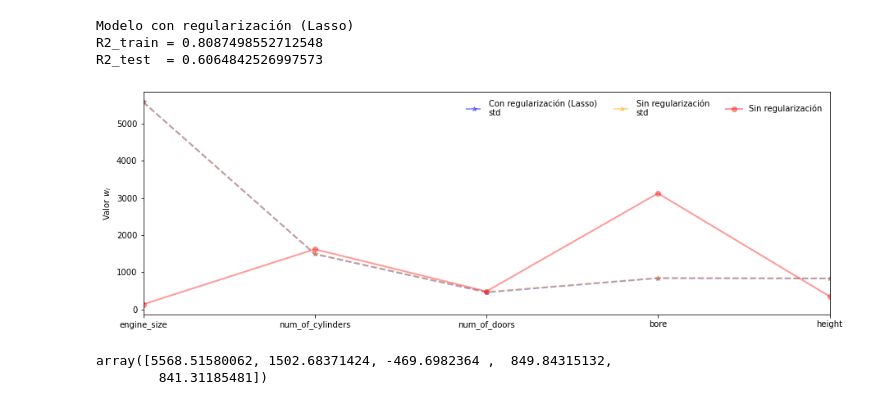
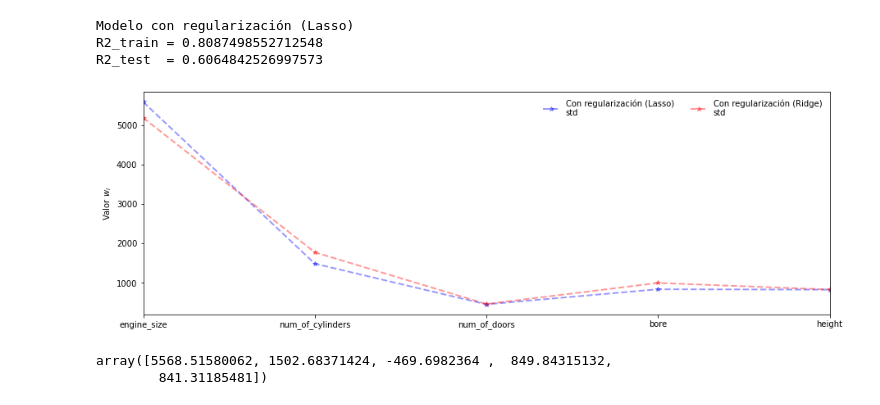
Before and after one commit to hplbrayan/Un-curso-de-Machine-Learning, a Jupyter notebook: 07_ML_Modelos_de_Regresion/N1_Linear_Models.ipynb, the cells around one changed output. Drawn from its saved outputs; the diff is of its cells as text; code cells hidden in the pictures.

```diff
--- a/07_ML_Modelos_de_Regresion/N1_Linear_Models.ipynb
+++ b/07_ML_Modelos_de_Regresion/N1_Linear_Models.ipynb
@@ -542,24 +544,21 @@ R2_test  = 0.6064842526997573
 # %%
 fig, ax = plt.subplots(figsize=(15,5))
 
 ax.plot(abs(model_lasso_std.get_params()["Lasso"].coef_),
                                  label="Con regularización (Lasso)\nstd",
                                  color="blue",   marker="*", linestyle="--",  linewidth=2, alpha=0.4)
 
-ax.plot(abs(model_linear_std.get_params()["Lineal"].coef_),
-                                 label="Sin regularización\nstd",
-                                 color="orange",   marker="*", linestyle="--",  linewidth=2, alpha=0.4)
-
-ax.plot(abs(model_linear.coef_), label="Sin regularización",
-                                 color="red", marker="o", linestyle="-", linewidth=2, alpha=0.4)
+ax.plot(abs(model_ridge_std.get_params()["Regularización"].coef_),
+                                 label="Con regularización (Ridge)\nstd",
+                                 color="red",   marker="*", linestyle="--",  linewidth=2, alpha=0.4)
 
 ax.set_xticks(ticks=range(len(sel_features)), labels=sel_features, rotation=0)
 ax.set_ylabel(r"Valor $w_i$")
 ax.set_xlim(0, len(sel_features)-1)
 ax.legend(frameon=False, ncol=3)
 plt.show()
 # %% [output]
-[figure, old version]
+[figure, new version]
 # %%
 model_linear_std.get_params()["Lineal"].coef_
 # %% [output]
```
Also changed, not shown: parts of 13 cells of this notebook.
